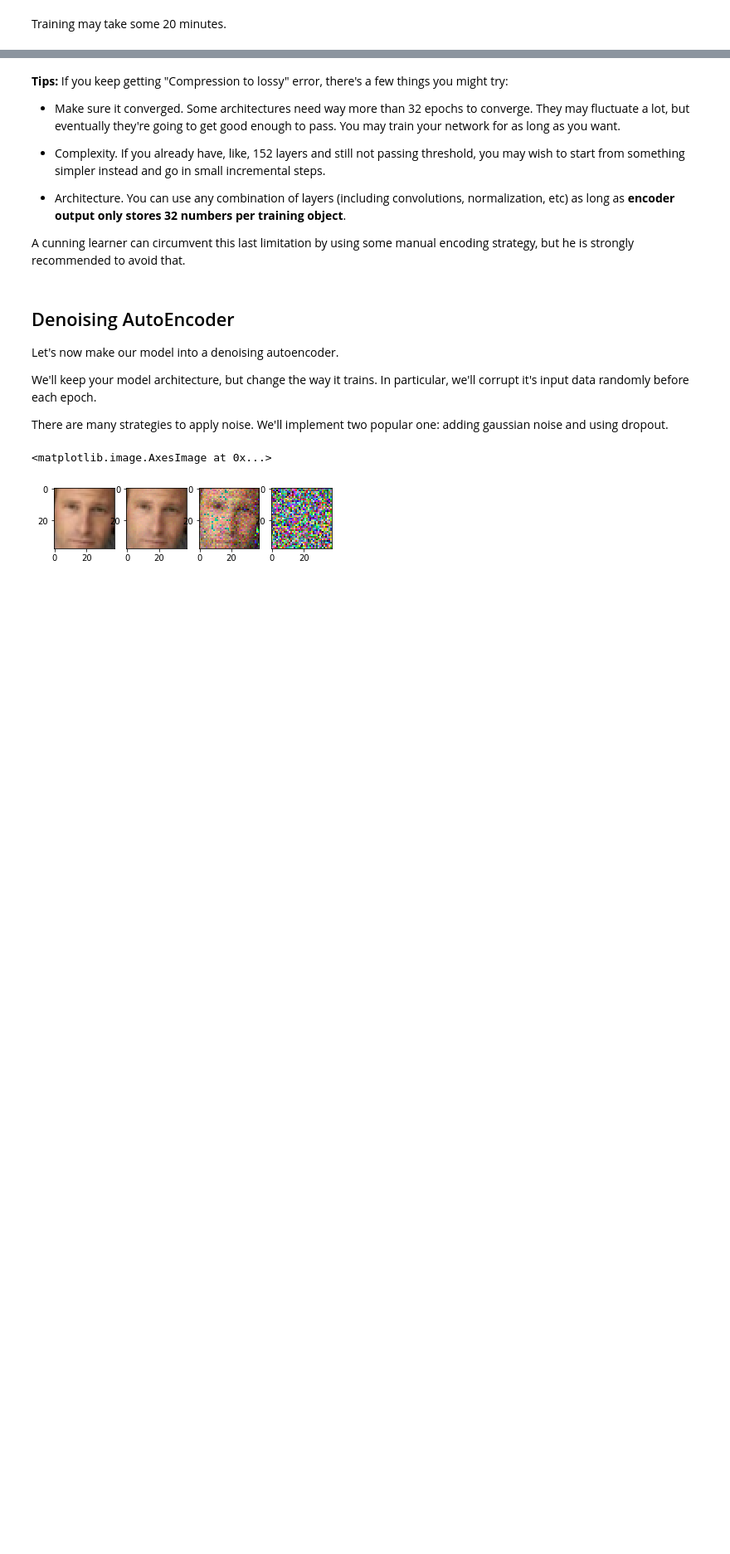
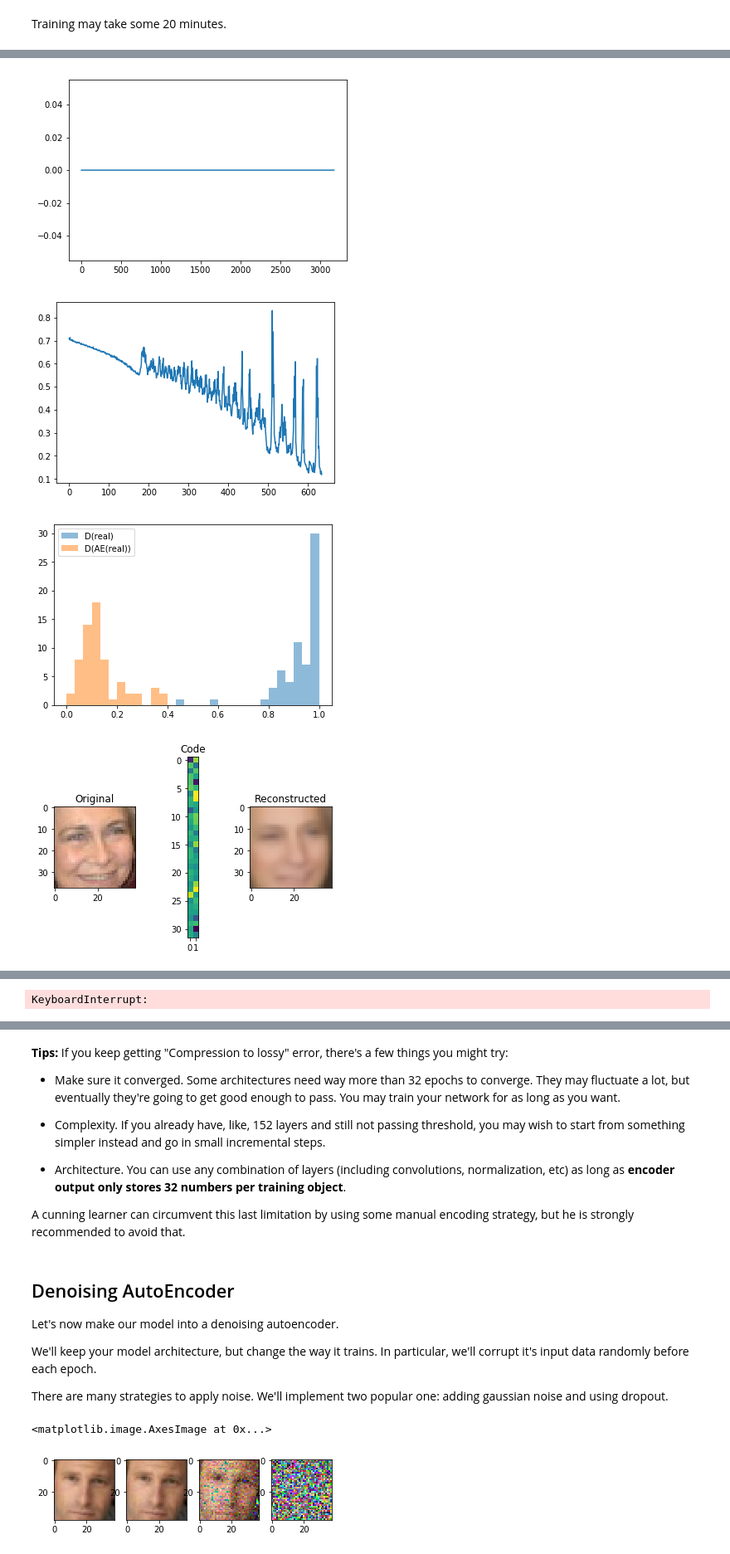
Before and after one commit to tvorogme/digitalfest, a Jupyter notebook: mc.ipynb, the cells around one changed output, grey strips where cells are left out. Shown at 83% size. Saved outputs shown, nothing was run; the diff lists cells and outputs as text; code cells hidden in the pictures; blank space fills up the shorter version.

```diff
--- a/mc.ipynb
+++ b/mc.ipynb
@@ -425,0 +653,9 @@ with open("deep_weights.pkl", 'wb') as f:
+# %%
+import pickle as pkl
+
+def dump_gan():
+    with open("deep_weights_64_gan.pkl", 'wb') as f:
+        for w in get_all_params(gan.encoder.l_code) + get_all_params(gan.decoder.l_reconstructed):
+            pkl.dump(w.get_value(), f)
+        for w in get_all_params(gan.discriminator.l_prediction):
+            pkl.dump(w.get_value(), f)
@@ -425,0 +682,21 @@ with open("deep_weights.pkl", 'wb') as f:
+# %%
+def epochal_gan(epoch,gen_loss,disc_loss, p_reals, p_gens):
+    clear_output(True)
+    dump_gan()
+    plt.plot(gen_loss)
+    plt.show()
+    plt.plot(disc_loss)
+    plt.show()
+    plt.hist(p_reals, bins = 30, alpha = 0.5, range = (0,1), label="D(real)")
+    plt.hist(p_gens, bins = 30, alpha = 0.5, range = (0,1), label="D(AE(real))")
+    plt.legend(loc='best')
+    plt.show()
+    epochal_visualize_gan()
+# %%
+# pretrain
+gan.fit(X_train, attr_train,batch_size= 64,n_epochs= 5, epochal= epochal_gan, d_pretrain=True, epochal_period=10, n_disc_steps=1)
+# %% [output]
+[figure, added]
+[figure, added]
+[figure, added]
+[figure, added]
@@ -425,0 +707 @@ with open("deep_weights.pkl", 'wb') as f:
+KeyboardInterrupt:
```
Also changed, not shown: parts of 45 cells of this notebook.
